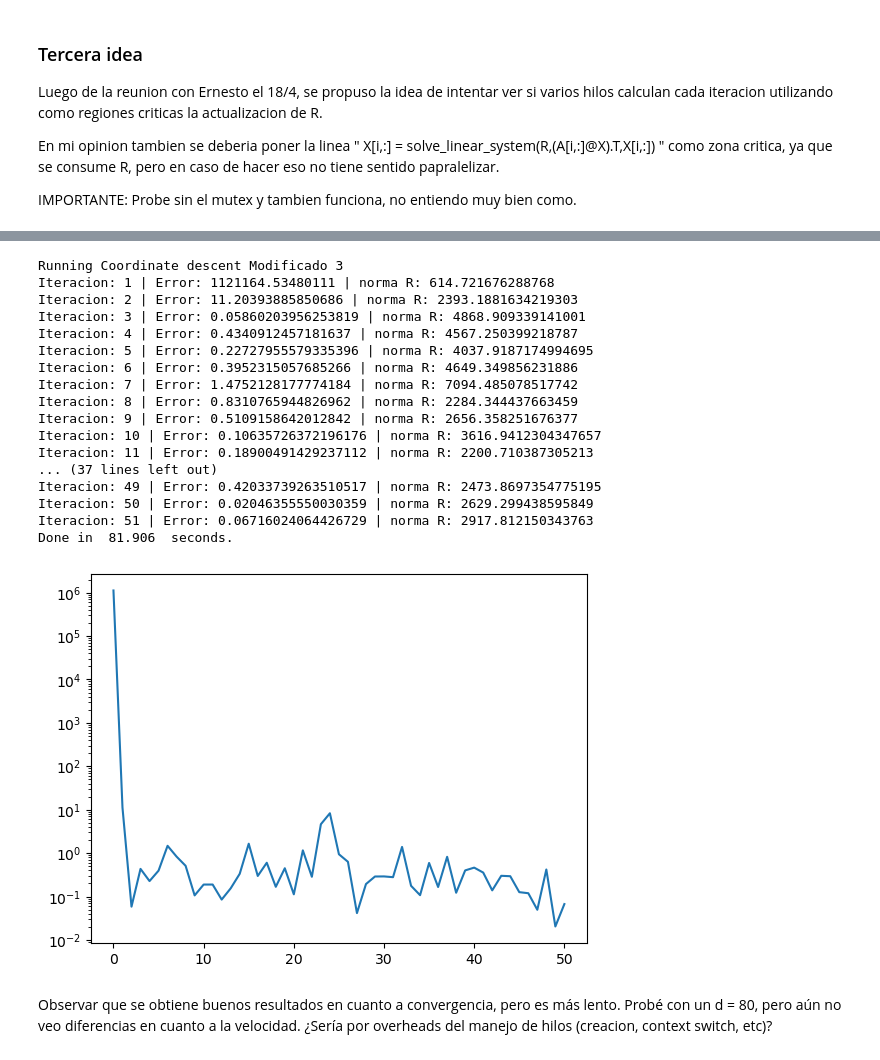
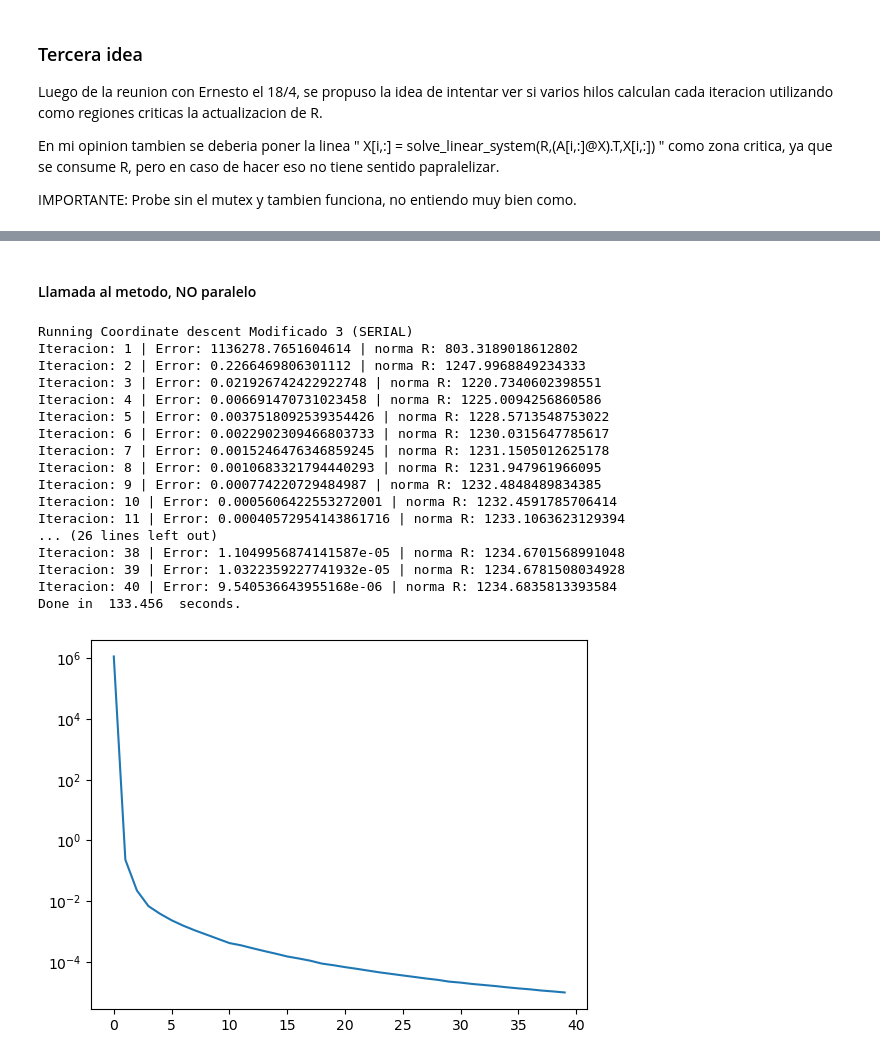
Before and after one commit to DanielPS555/TallerGPGPU, a Jupyter notebook: pruebas_spectral_embedding_methods.ipynb, the cells around one changed output, grey strips where cells are left out. Cells and saved outputs as stored; diff of their text form; code cells hidden in the pictures.

```diff
--- a/pruebas_spectral_embedding_methods.ipynb
+++ b/pruebas_spectral_embedding_methods.ipynb
@@ -288,42 +327,41 @@ def coordinate_descent_MODIFICADO_3(max_iteraciones,tol=1e-5):
+# %% [markdown]
+#### Llamada al metodo, NO paralelo
 # %%
-
 nt=np.sum(n_list)
 
 A = A_original.copy()
 M = M_original.copy()
 X = X_original.copy()
 
 g = nx.stochastic_block_model(n_list,p1)
 
 
-print("Running Coordinate descent Modificado 3")
+print("Running Coordinate descent Modificado 3 (SERIAL)")
 start_cd = timeit.default_timer()
-(X_cd_S, errores) = coordinate_descent_MODIFICADO_3(50)
+(X_cd_S, errores) = coordinate_descent_MODIFICADO_3(50, True)
 stop_cd = timeit.default_timer()
 time_cd = round(stop_cd-start_cd,3)
 print("Done in ",time_cd," seconds.\n")
 
 plt.plot(errores)
 plt.yscale('log')
 plt.show()
 # %% [output]
-Running Coordinate descent Modificado 3
-Iteracion: 1 | Error: 1121164.53480111 | norma R: 614.721676288768
-Iteracion: 2 | Error: 11.20393885850686 | norma R: 2393.1881634219303
-Iteracion: 3 | Error: 0.05860203956253819 | norma R: 4868.909339141001
-Iteracion: 4 | Error: 0.4340912457181637 | norma R: 4567.250399218787
-Iteracion: 5 | Error: 0.22727955579335396 | norma R: 4037.9187174994695
-Iteracion: 6 | Error: 0.3952315057685266 | norma R: 4649.349856231886
-Iteracion: 7 | Error: 1.4752128177774184 | norma R: 7094.485078517742
-Iteracion: 8 | Error: 0.8310765944826962 | norma R: 2284.344437663459
-Iteracion: 9 | Error: 0.5109158642012842 | norma R: 2656.358251676377
-Iteracion: 10 | Error: 0.10635726372196176 | norma R: 3616.9412304347657
-Iteracion: 11 | Error: 0.18900491429237112 | norma R: 2200.710387305213
-... (37 lines left out)
-Iteracion: 49 | Error: 0.42033739263510517 | norma R: 2473.8697354775195
-Iteracion: 50 | Error: 0.02046355550030359 | norma R: 2629.299438595849
-Iteracion: 51 | Error: 0.06716024064426729 | norma R: 2917.812150343763
-Done in  81.906  seconds.
+Running Coordinate descent Modificado 3 (SERIAL)
+Iteracion: 1 | Error: 1136278.7651604614 | norma R: 803.3189018612802
+Iteracion: 2 | Error: 0.2266469806301112 | norma R: 1247.9968849234333
+Iteracion: 3 | Error: 0.021926742422922748 | norma R: 1220.7340602398551
+Iteracion: 4 | Error: 0.006691470731023458 | norma R: 1225.0094256860586
+Iteracion: 5 | Error: 0.0037518092539354426 | norma R: 1228.5713548753022
+Iteracion: 6 | Error: 0.0022902309466803733 | norma R: 1230.0315647785617
+Iteracion: 7 | Error: 0.0015246476346859245 | norma R: 1231.1505012625178
+Iteracion: 8 | Error: 0.0010683321794440293 | norma R: 1231.947961966095
+Iteracion: 9 | Error: 0.000774220729484987 | norma R: 1232.4848489834385
+Iteracion: 10 | Error: 0.0005606422553272001 | norma R: 1232.4591785706414
+Iteracion: 11 | Error: 0.00040572954143861716 | norma R: 1233.1063623129394
+... (26 lines left out)
+Iteracion: 38 | Error: 1.1049956874141587e-05 | norma R: 1234.6701568991048
+Iteracion: 39 | Error: 1.0322359227741932e-05 | norma R: 1234.6781508034928
+Iteracion: 40 | Error: 9.540536643955168e-06 | norma R: 1234.6835813393584
+Done in  133.456  seconds.
-[figure, old version]
+[figure, new version]
-# %% [markdown]
-Observar que se obtiene buenos resultados en cuanto a convergencia, pero es más lento. Probé con un d = 80, pero aún no veo diferencias en cuanto a la velocidad. ¿Sería por overheads del manejo de hilos (creacion, context switch, etc)?
```
Also changed, not shown: parts of 6 cells of this notebook.
